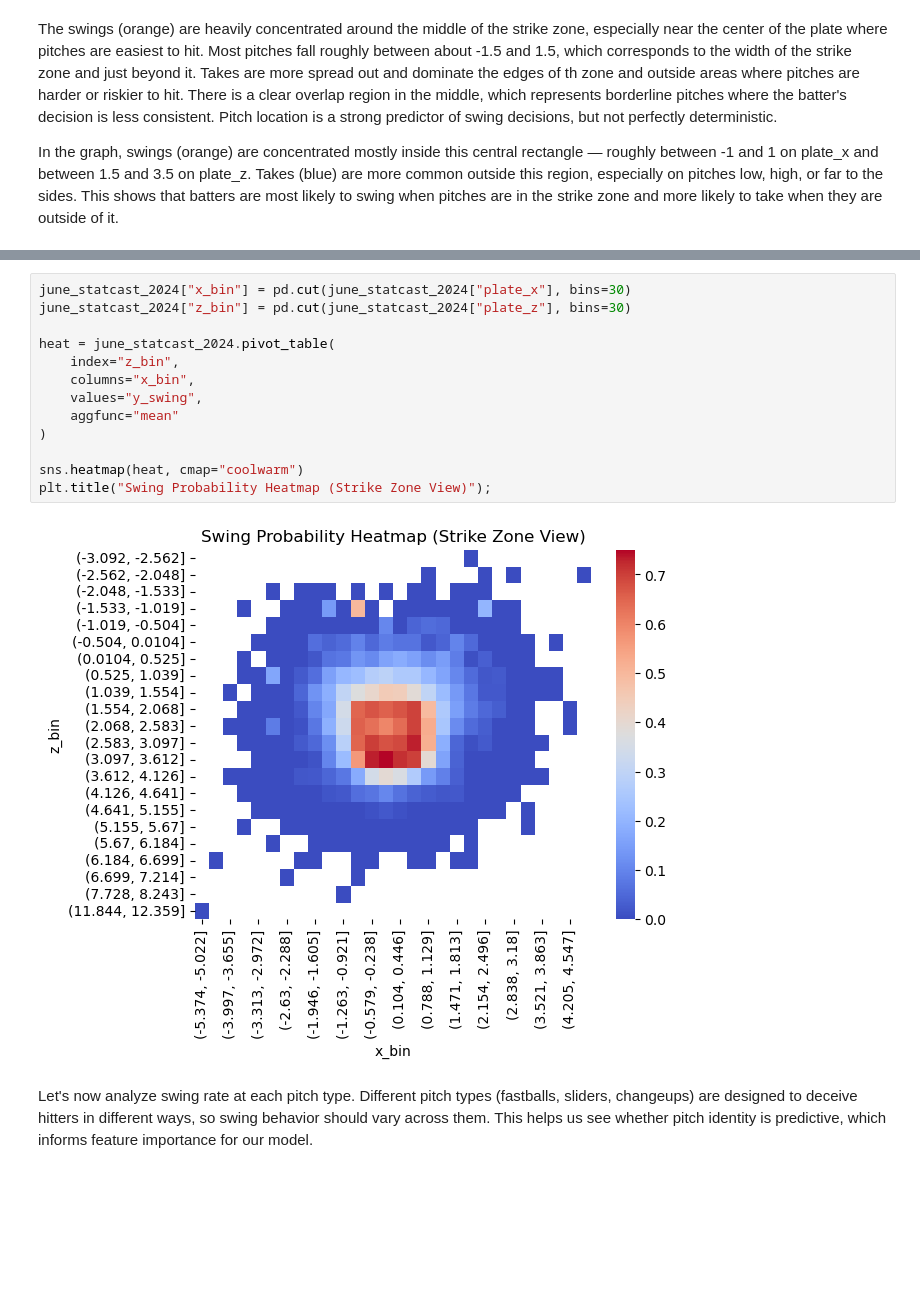
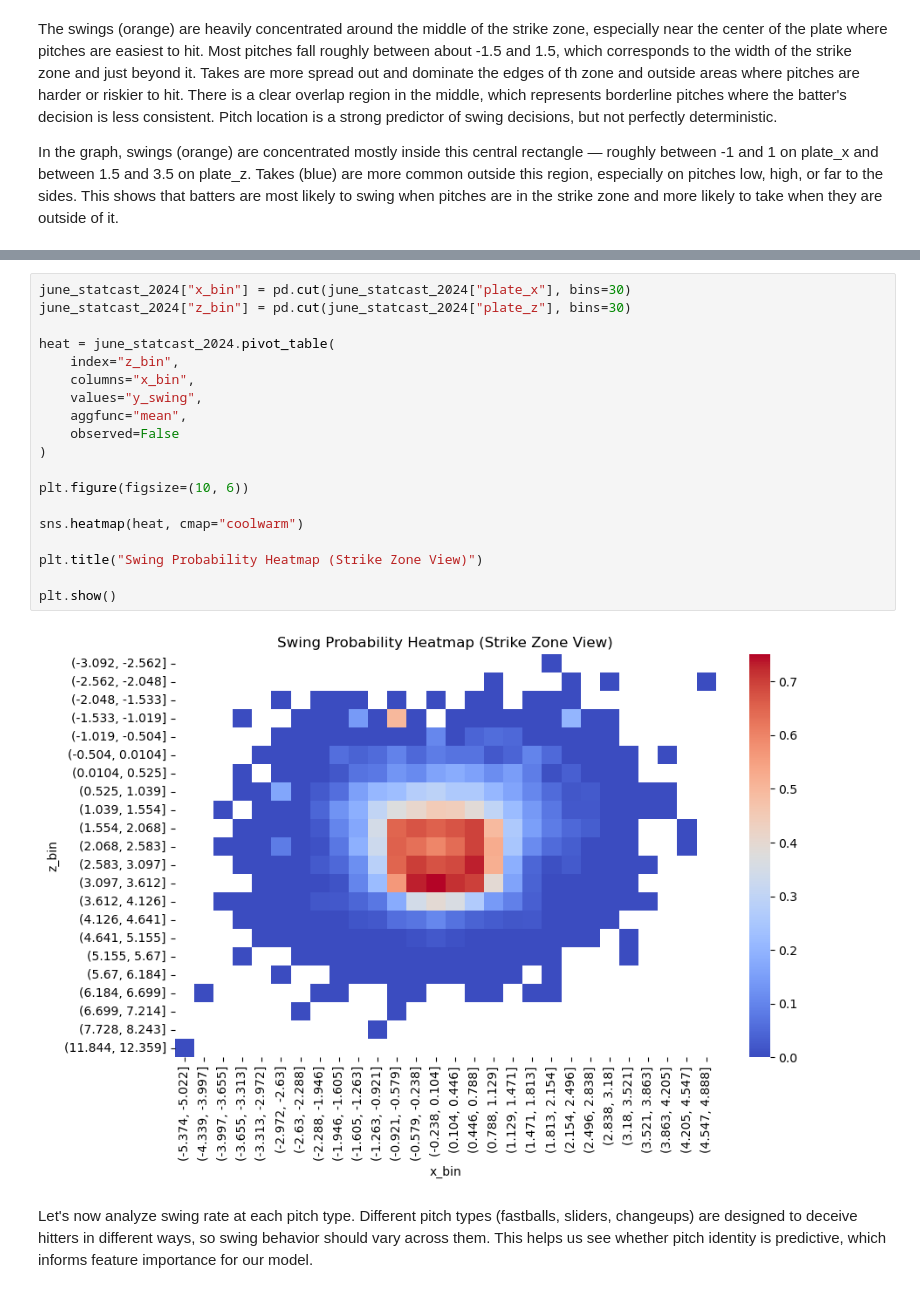
Before and after one commit to kyleduongg/statcastdata, a Jupyter notebook: statcast_eda.ipynb, the cells around one changed output, grey strips where cells are left out. Saved outputs shown, nothing was run; the diff lists cells and outputs as text; blank space fills up the shorter version.

```diff
--- a/statcast_eda.ipynb
+++ b/statcast_eda.ipynb
@@ -163,18 +166,24 @@ plt.legend(title="Decision");
 # %%
 june_statcast_2024["x_bin"] = pd.cut(june_statcast_2024["plate_x"], bins=30)
 june_statcast_2024["z_bin"] = pd.cut(june_statcast_2024["plate_z"], bins=30)
 
 heat = june_statcast_2024.pivot_table(
     index="z_bin",
     columns="x_bin",
     values="y_swing",
-    aggfunc="mean"
+    aggfunc="mean",
+    observed=False
 )
 
+plt.figure(figsize=(10, 6))
+
 sns.heatmap(heat, cmap="coolwarm")
-plt.title("Swing Probability Heatmap (Strike Zone View)");
+
+plt.title("Swing Probability Heatmap (Strike Zone View)")
+
+plt.show()
 # %% [output]
-[figure, old version]
+[figure, new version]
 # %% [markdown]
 Let's now analyze swing rate at each pitch type. Different pitch types (fastballs, sliders, changeups) are designed to deceive hitters in different ways, so swing behavior should vary across them. This helps us see whether pitch identity is predictive, which informs feature importance for our model.
 # %%
```
Also changed, not shown: parts of 5 cells of this notebook.
